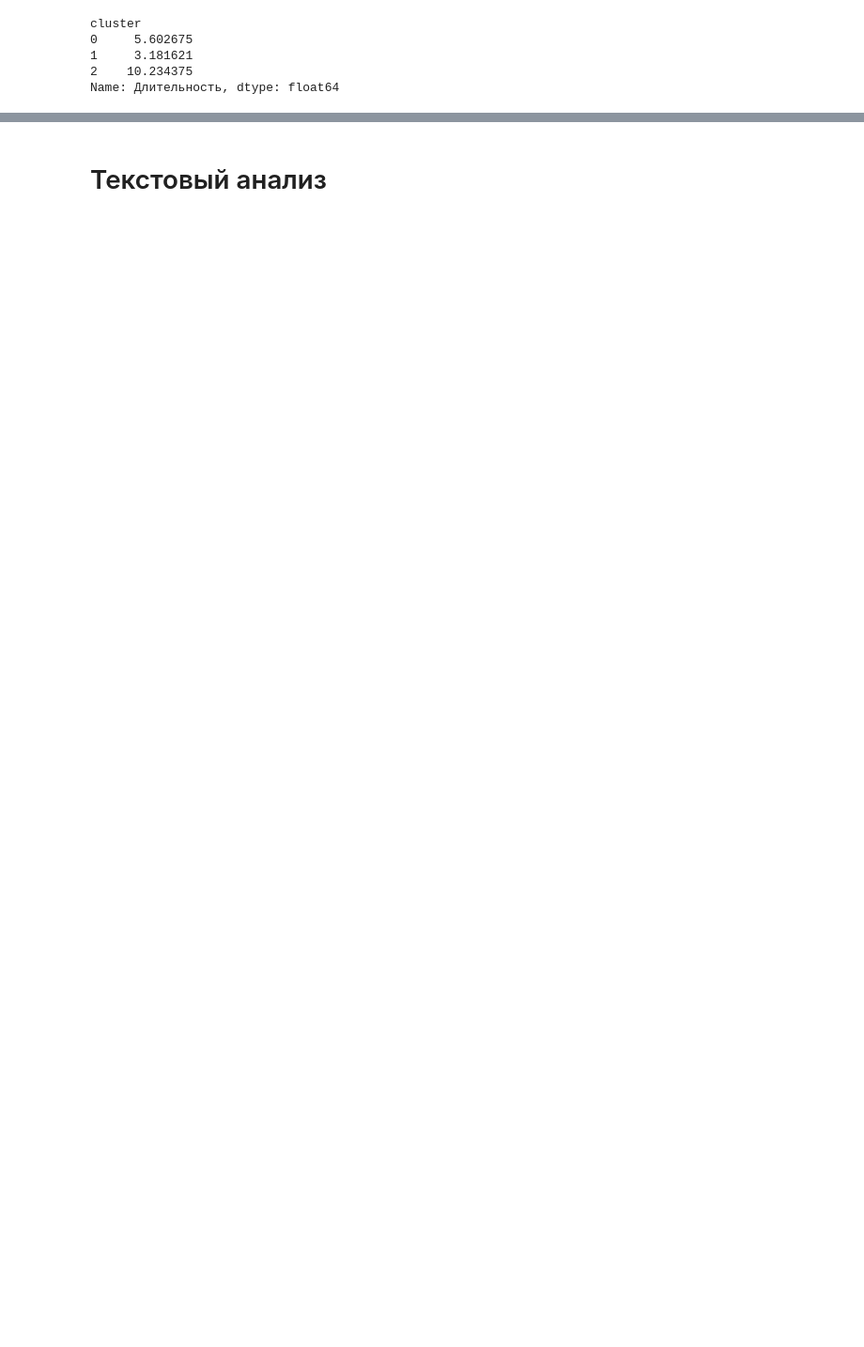
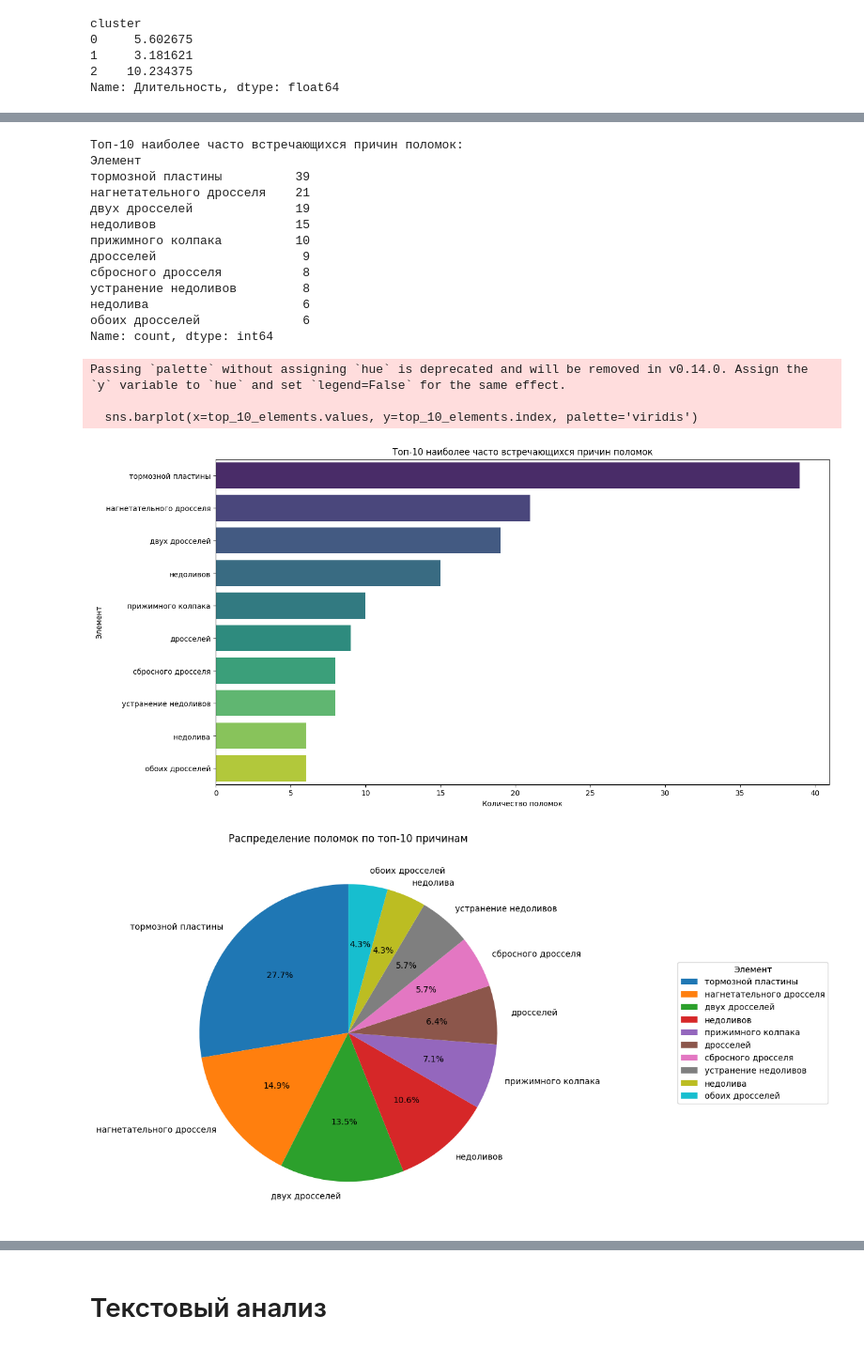
Before and after one commit to MBFROBO/hack_baltica, a Jupyter notebook: data_scanning.ipynb, the cells around one changed output, grey strips where cells are left out. Shown at 94% size. Drawn from its saved outputs; the diff is of its cells as text; code cells hidden in the pictures; blank space fills up the shorter version.

```diff
--- a/data_scanning.ipynb
+++ b/data_scanning.ipynb
@@ -256,0 +349,4 @@ Name: Длительность, dtype: float64
+# %%
+# Произведём 0ne-hot кодирование признаков времени суток
+one_hotting_df = pd.get_dummies(data['Время суток'])
+one_hotting_df
@@ -256,0 +367,4 @@ Name: Длительность, dtype: float64
+# %%
+data.drop('Время суток', axis=1, inplace=True)
+data = pd.concat([data, one_hotting_df], axis=1)
+data
@@ -256,0 +420,5 @@ Name: Длительность, dtype: float64
+# %%
+# Введём в таблицу величину времени, прошедшего с последней поломки
+data['Время с последней поломки'] = data['Начало простоя'] - data['Начало простоя'].shift(1)
+data['Время с последней поломки'] = data['Время с последней поломки'].fillna(0)
+data
@@ -256,0 +439,7 @@ Name: Длительность, dtype: float64
+# %%
+# построим гистограмму распределений
+# Среднее время между поломками
+# Преобразование строки в timedelta и извлечение количества дней
+data['Время с последней поломки'] = pd.to_timedelta(data['Время с последней поломки'])
+data['Дни с последней поломки'] = data['Время с последней поломки'].dt.days
+frequency = data['Дни с последней поломки'].value_counts().sort_index()
@@ -256,0 +465,42 @@ Name: Длительность, dtype: float64
+# %%
+# Подсчет частоты поломок для каждого типа элемента
+frequency_by_element = data['Элемент'].value_counts()
+
+# Топ-10 наиболее часто встречающихся причин поломок
+top_10_elements = frequency_by_element.head(10)
+
+print("Топ-10 наиболее часто встречающихся причин поломок:")
+print(top_10_elements)
+
+plt.figure(figsize=(15, 8))
+sns.barplot(x=top_10_elements.values, y=top_10_elements.index, palette='viridis')
+plt.title('Топ-10 наиболее часто встречающихся причин поломок')
+plt.xlabel('Количество поломок')
+plt.ylabel('Элемент')
+plt.show()
+
+plt.figure(figsize=(20, 8))
+top_10_elements.plot(kind='pie', autopct='%1.1f%%', startangle=90, labels=top_10_elements.index, legend=True)
+plt.title('Распределение поломок по топ-10 причинам')
+plt.legend(title="Элемент", loc="right", bbox_to_anchor=(1.3, 0, 0.5, 1))
+plt.ylabel('')
+plt.show()
+# %% [output]
+Топ-10 наиболее часто встречающихся причин поломок:
+Элемент
+тормозной пластины          39
+нагнетательного дросселя    21
+двух дросселей              19
+недоливов                   15
+прижимного колпака          10
+дросселей                    9
+сбросного дросселя           8
+устранение недоливов         8
+недолива                     6
+обоих дросселей              6
+Name: count, dtype: int64
+Passing `palette` without assigning `hue` is deprecated and will be removed in v0.14.0. Assign the `y` variable to `hue` and set `legend=False` for the same effect.
+
+  sns.barplot(x=top_10_elements.values, y=top_10_elements.index, palette='viridis')
+[figure, added]
+[figure, added]
```
Also changed, not shown: parts of 29 cells of this notebook, 4 other files.
